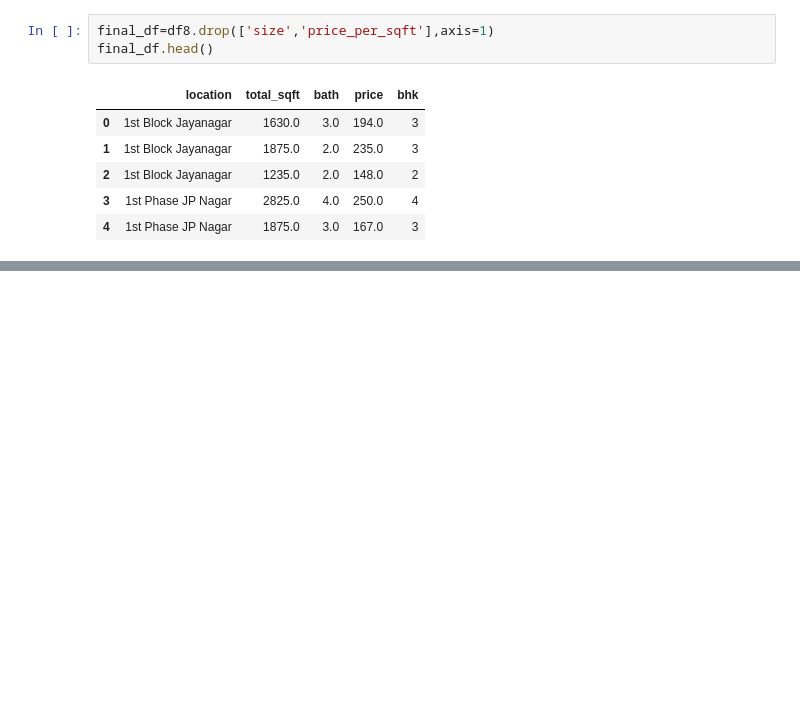
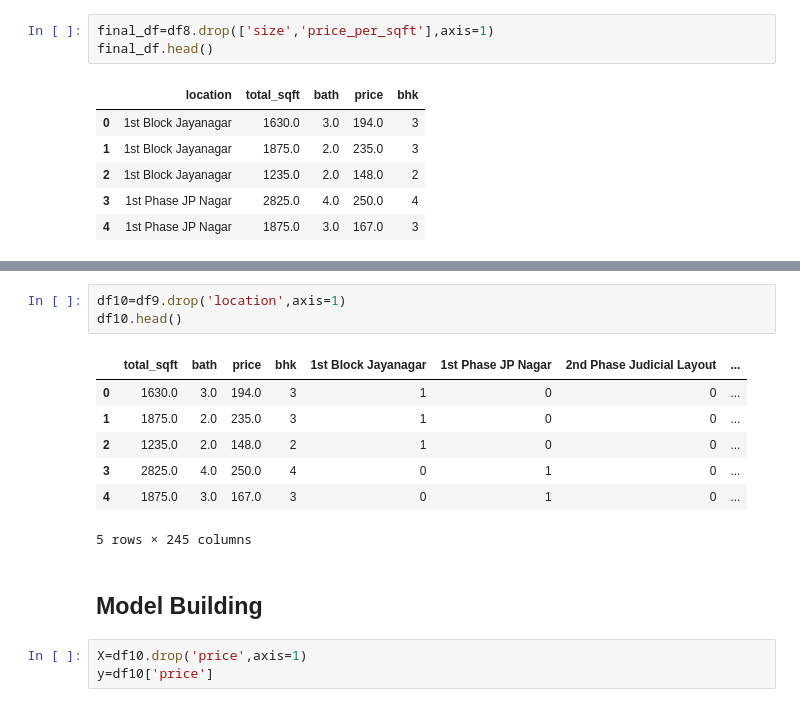
Before and after one commit to Agrim1210/Property-Price-Prediction, a Jupyter notebook: model/price_pred.ipynb, the cells around one changed output, grey strips where cells are left out. Drawn from its saved outputs; the diff is of its cells as text; blank space fills up the shorter version.

Commit message:
ML Model Built and File Structure Created

```diff
--- a/price_pred.ipynb
+++ b/model/price_pred.ipynb
@@ -393,0 +416,16 @@ final_df.head()
+# %%
+df10=df9.drop('location',axis=1)
+df10.head()
+# %% [output]
+|  | total_sqft | bath | price | bhk | 1st Block Jayanagar | 1st Phase JP Nagar | 2nd Phase Judicial Layout | ... |
+| 0 | 1630.0 | 3.0 | 194.0 | 3 | 1 | 0 | 0 | ... |
+| 1 | 1875.0 | 2.0 | 235.0 | 3 | 1 | 0 | 0 | ... |
+| 2 | 1235.0 | 2.0 | 148.0 | 2 | 1 | 0 | 0 | ... |
+| 3 | 2825.0 | 4.0 | 250.0 | 4 | 0 | 1 | 0 | ... |
+| 4 | 1875.0 | 3.0 | 167.0 | 3 | 0 | 1 | 0 | ... |
+5 rows × 245 columns
+# %% [markdown]
+## Model Building
+# %%
+X=df10.drop('price',axis=1)
+y=df10['price']
```
Also changed, not shown: parts of 20 cells of this notebook, 3 other files.
